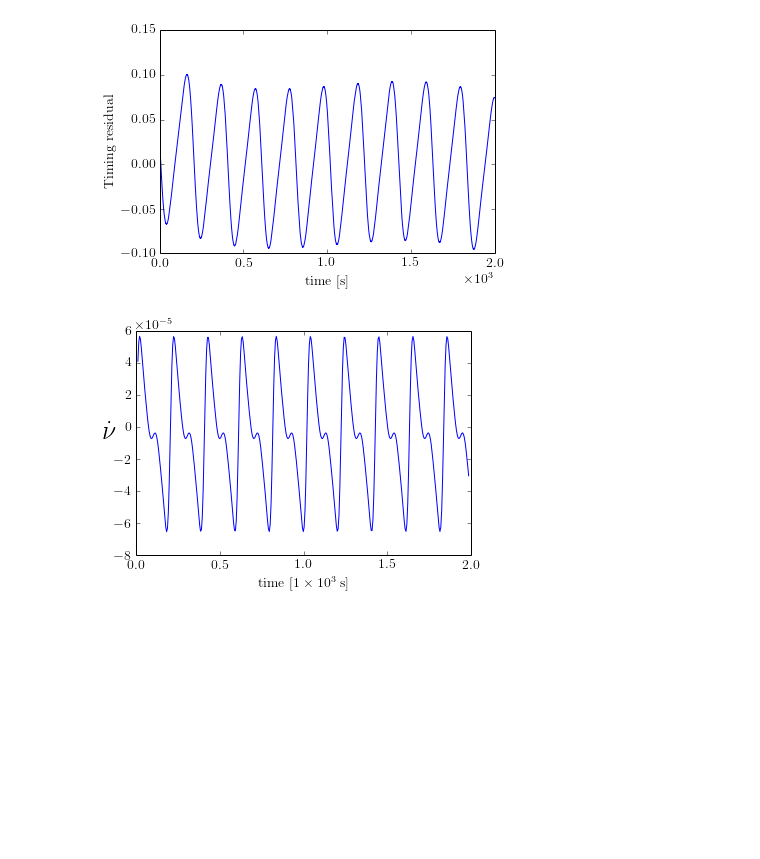
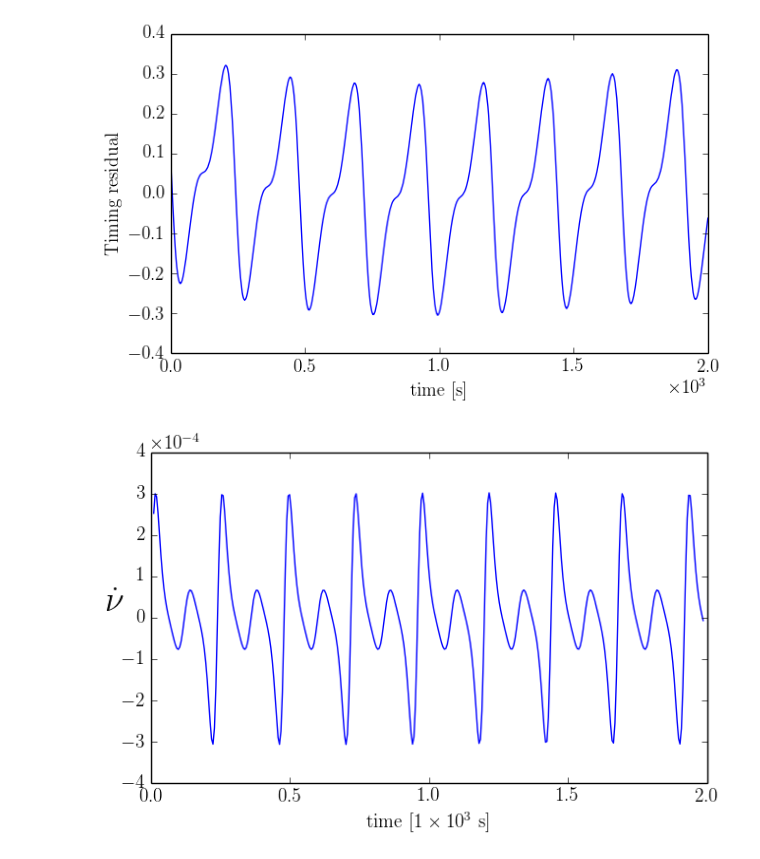
Before and after one commit to GregoryAshton/neutron_star_modelling, a Jupyter notebook: Testing/TorqueSwitching.ipynb, the cells around one changed output. Saved outputs shown, nothing was run; the diff lists cells and outputs as text; code cells hidden in the pictures; blank space fills up the shorter version.

```diff
--- a/Testing/TorqueSwitching.ipynb
+++ b/Testing/TorqueSwitching.ipynb
@@ -8,11 +8,11 @@ from IPython.html.widgets import interactive, RadioButtonsWidget, fixed
 # %%
 interactive(PLOT, epsI1=(0.0, 1e-4), epsI3=fixed(3.0e-3), epsA=fixed(5.0e-4), omega0=fixed(10),
                 error=fixed(1e-12), T=fixed(2.0e3), chi0=fixed(70.0), AnomTorque=fixed(True),
-                a0=fixed(10.0), upsilon=(0, 1, 0.2), n=fixed(10000), cleanup=fixed(False),
+                a0=fixed(30.0), upsilon=(0, 1, 0.2), n=fixed(10000), cleanup=fixed(False),
                 order=fixed(3), divisor=fixed(10))
 # %% [output]
-[figure, old version]
+[figure, new version]
-[figure, old version]
+[figure, new version]
 # %%
 def PLOT(epsI1=0.0, epsI3=3.0e-3, epsA=5.0e-4 , omega0=10,
          error=1e-12, T=3.0e3 , chi0 = 70.0, AnomTorque=True ,
```
Also changed, not shown: 4 other files.
